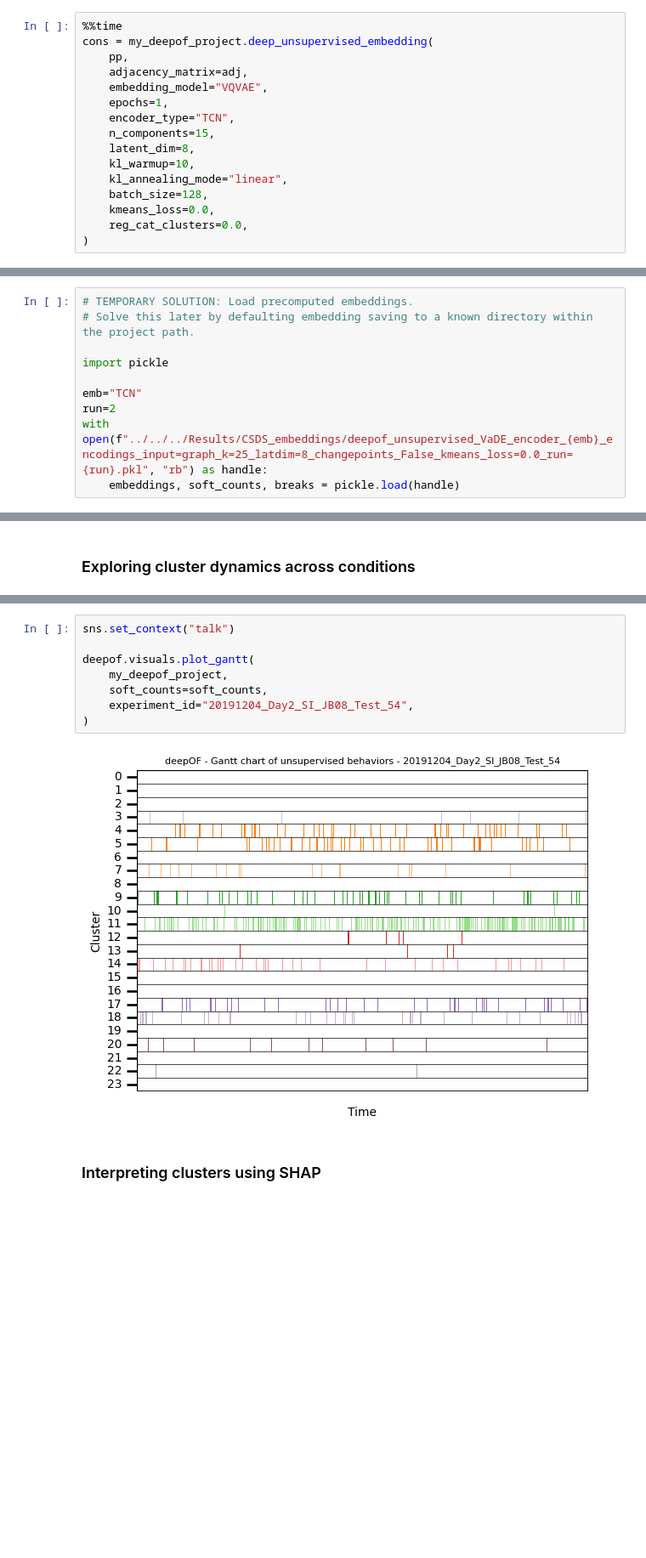
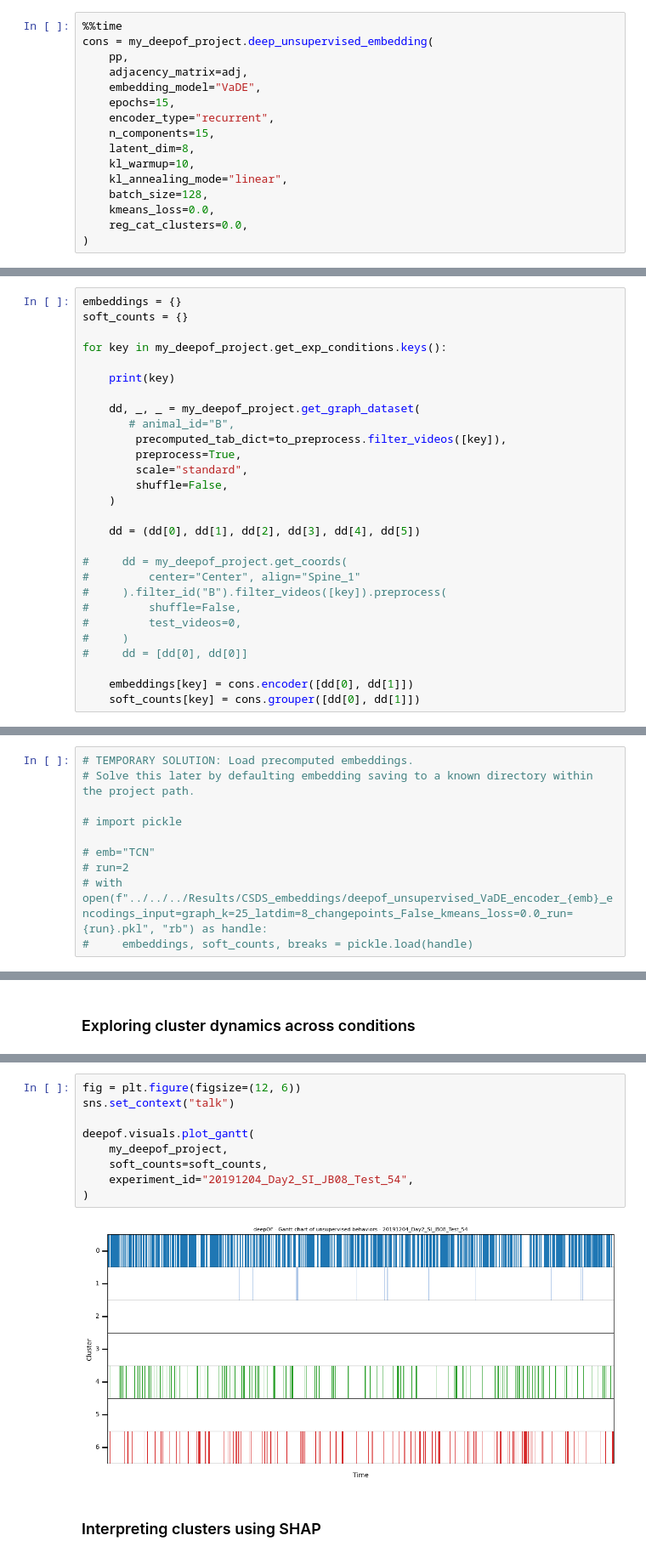
Before and after one commit to mlfpm/deepof, a Jupyter notebook: docs/source/tutorial_notebooks/deepof_unsupervised_tutorial.ipynb, the cells around one changed output, grey strips where cells are left out. Shown at 85% size. Drawn from its saved outputs; the diff is of its cells as text; blank space fills up the shorter version.

Commit message:
Updated ST-GNN layers to produce smooth embeddings.

```diff
--- a/docs/source/tutorial_notebooks/deepof_unsupervised_tutorial.ipynb
+++ b/docs/source/tutorial_notebooks/deepof_unsupervised_tutorial.ipynb
@@ -77,9 +96,9 @@ pp = (pp[0][:25000], pp[1][:25000], pp[2][:25000], pp[3][:25000], pp[4][:25000],
 cons = my_deepof_project.deep_unsupervised_embedding(
     pp,
     adjacency_matrix=adj,
-    embedding_model="VQVAE",
-    epochs=1,
-    encoder_type="TCN",
+    embedding_model="VaDE",
+    epochs=15,
+    encoder_type="recurrent",
     n_components=15,
     latent_dim=8,
     kl_warmup=10,
@@ -103,3 +127,31 @@ my_deepof_project.get_exp_conditions
  '20191204_Day2_SI_JB08_Test_54': 'Nonstressed',
  '20191204_Day2_SI_JB08_Test_63': 'Nonstressed',
  '20191204_Day2_SI_JB08_Test_64': 'Nonstressed'}
+# %%
+embeddings = {}
+soft_counts = {}
+
+for key in my_deepof_project.get_exp_conditions.keys():
+
+    print(key)
+
+    dd, _, _ = my_deepof_project.get_graph_dataset(
+       # animal_id="B",
+        precomputed_tab_dict=to_preprocess.filter_videos([key]),
+        preprocess=True,
+        scale="standard",
+        shuffle=False,
+    )
+
+    dd = (dd[0], dd[1], dd[2], dd[3], dd[4], dd[5])
+
+#     dd = my_deepof_project.get_coords(
+#         center="Center", align="Spine_1"
+#     ).filter_id("B").filter_videos([key]).preprocess(
+#         shuffle=False,
+#         test_videos=0,
+#     )
+#     dd = [dd[0], dd[0]]
+
+    embeddings[key] = cons.encoder([dd[0], dd[1]])
+    soft_counts[key] = cons.grouper([dd[0], dd[1]])
@@ -107,9 +161,9 @@ my_deepof_project.get_exp_conditions
 # TEMPORARY SOLUTION: Load precomputed embeddings.
 # Solve this later by defaulting embedding saving to a known directory within the project path.
 
-import pickle
+# import pickle
 
-emb="TCN"
-run=2
-with open(f"../../../Results/CSDS_embeddings/deepof_unsupervised_VaDE_encoder_{emb}_encodings_input=graph_k=25_latdim=8_changepoints_False_kmeans_loss=0.0_run={run}.pkl", "rb") as handle:
-    embeddings, soft_counts, breaks = pickle.load(handle)
+# emb="TCN"
+# run=2
+# with open(f"../../../Results/CSDS_embeddings/deepof_unsupervised_VaDE_encoder_{emb}_encodings_input=graph_k=25_latdim=8_changepoints_False_kmeans_loss=0.0_run={run}.pkl", "rb") as handle:
+#     embeddings, soft_counts, breaks = pickle.load(handle)
@@ -200,13 +245,14 @@ plt.close()
 # %%
+fig = plt.figure(figsize=(12, 6))
 sns.set_context("talk")
 
 deepof.visuals.plot_gantt(
     my_deepof_project,
     soft_counts=soft_counts,
     experiment_id="20191204_Day2_SI_JB08_Test_54",
 )
 # %% [output]
-[figure, old version]
+[figure, new version]
 # %% [markdown]
 ### Interpreting clusters using SHAP
 # %% [markdown]
```
Also changed, not shown: parts of 12 cells of this notebook, 11 other files.
